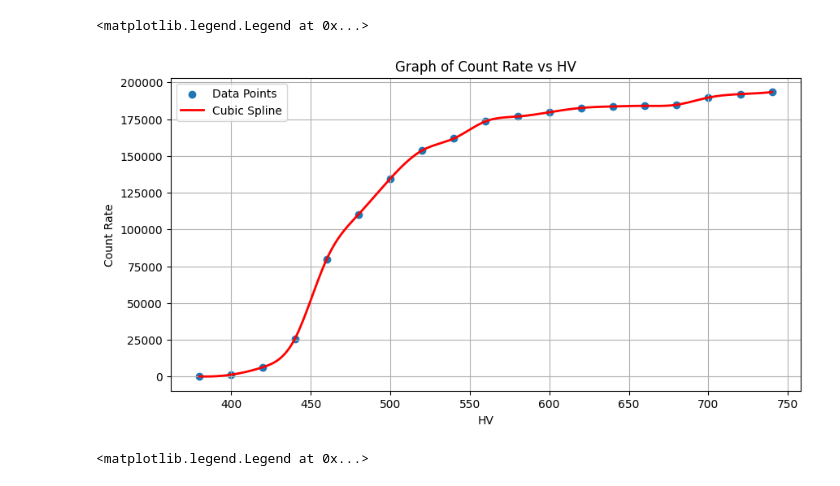
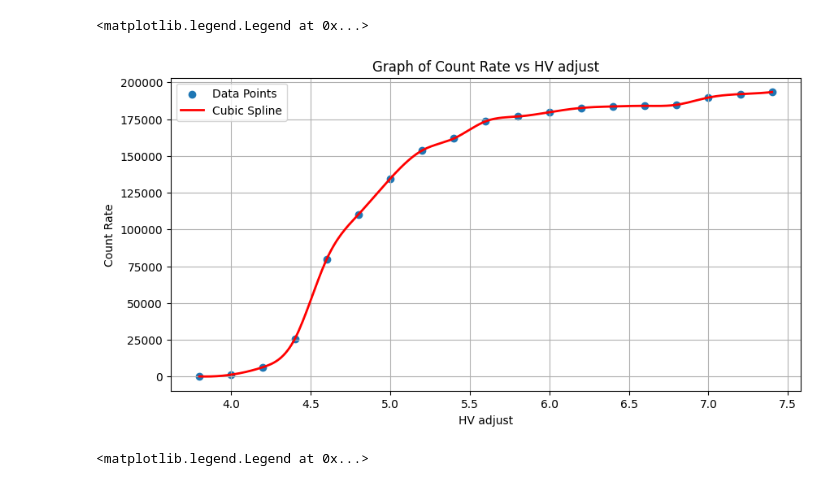
Before and after one commit to di-zz389/angular-correlation-of-electron-positron-annihilation-radiation, a Jupyter notebook: observations/graphs.ipynb, the cells around one changed output. Drawn from its saved outputs; the diff is of its cells as text; code cells hidden in the pictures.

```diff
--- a/observations/graphs.ipynb
+++ b/observations/graphs.ipynb
@@ -1,28 +1,28 @@
 # %%
 import matplotlib.pyplot as plt
 import numpy as np
 from scipy.interpolate import CubicSpline
 
 # Your provided data
 count_rate = [138, 1294, 6416, 25585, 79671, 110181, 134548, 153659, 161815, 173501, 176742, 179653, 182590, 183593, 184010, 184734, 189635, 191991, 193392]
-hv = [380, 400, 420, 440, 460,480,500, 520, 540, 560, 580, 600, 620, 640, 660,680, 700, 720, 740]
+hv = [3.80, 4.00, 4.20, 4.40, 4.60,4.80,5.00, 5.20, 5.40, 5.60, 5.80, 6.00, 6.20, 6.40, 6.60, 6.80, 7.00, 7.20, 7.40]
 
 # Set figure size FIRST, before any plotting
 plt.figure(figsize=(10, 5))
 plt.scatter(hv, count_rate, label='Data Points')
 
 cs = CubicSpline(hv, count_rate)
 hv_smooth = np.linspace(min(hv), max(hv), 300)
 plt.plot(hv_smooth, cs(hv_smooth), 'r-', label='Cubic Spline', linewidth=2)
 
-plt.title(f'Graph of Count Rate vs HV')
-plt.xlabel('HV')
+plt.title(f'Graph of Count Rate vs HV adjust')
+plt.xlabel('HV adjust')
 plt.ylabel('Count Rate')
 plt.grid(True)
 plt.legend()
 # %% [output]
 <matplotlib.legend.Legend at 0x...>
-[figure, old version]
+[figure, new version]
 # %%
 import matplotlib.pyplot as plt
 import numpy as np
```
Also changed, not shown: 16 other files.
